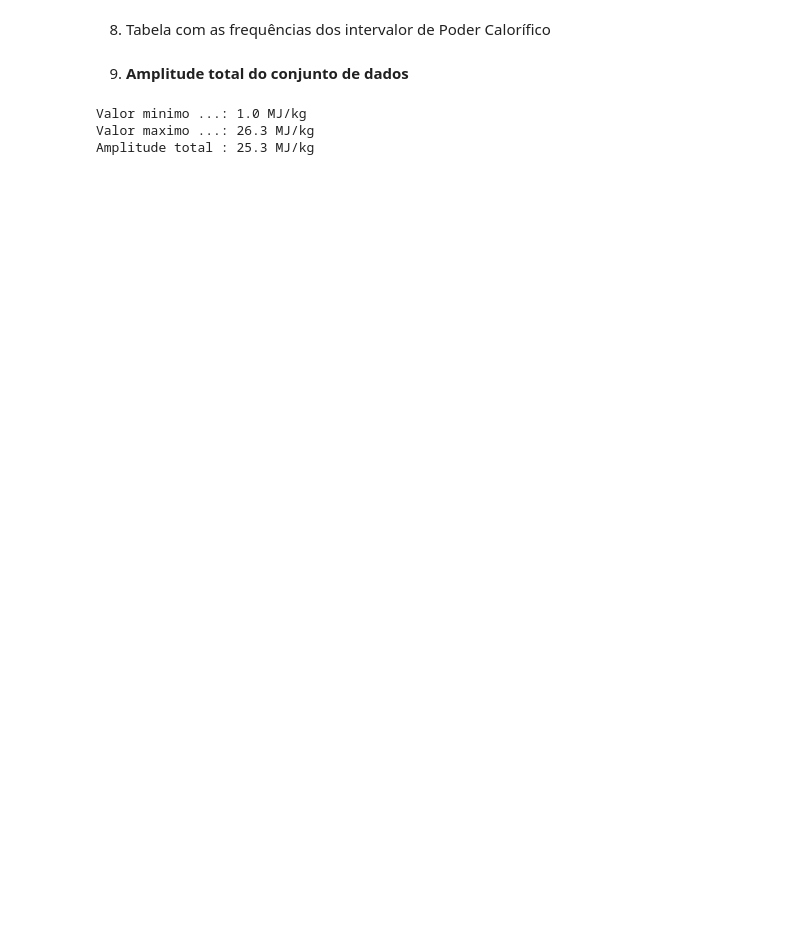
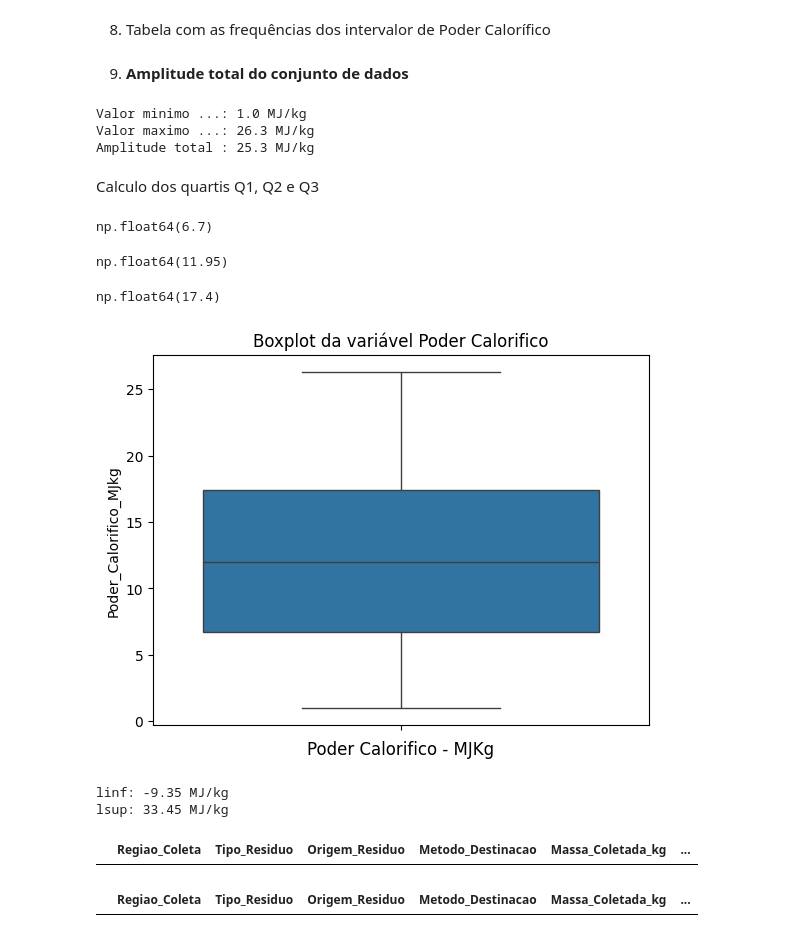
Before and after one commit to gobstech/Solid_Waste_Data_Analysis_Study, a Jupyter notebook: src/quant2_graficos_e_medidas.ipynb, the cells around one changed output. Cells and saved outputs as stored; diff of their text form; code cells hidden in the pictures; blank space fills up the shorter version.

Commit message:
Criação do Boxplot, dos quartis e, limites superiores e inferiores.

```diff
--- a/src/quant2_graficos_e_medidas.ipynb
+++ b/src/quant2_graficos_e_medidas.ipynb
@@ -170,3 +170,46 @@ print("Amplitude total :", round(amplitude, 2), "MJ/kg")
 Valor minimo ...: 1.0 MJ/kg
 Valor maximo ...: 26.3 MJ/kg
 Amplitude total : 25.3 MJ/kg
+# %% [markdown]
+Calculo dos quartis Q1, Q2 e Q3
+# %%
+#Calculo do primeiro quartil - Q1
+Q1 = df.Poder_Calorifico_MJkg.quantile(0.25)
+Q1
+# %% [output]
+np.float64(6.7)
+# %%
+#Calculo do segundo quartil - Q2
+Q2 = df.Poder_Calorifico_MJkg.quantile(0.50)
+Q2
+# %% [output]
+np.float64(11.95)
+# %%
+#Calculo do terceiro quartil - Q3
+Q3 = df.Poder_Calorifico_MJkg.quantile(0.75)
+Q3
+# %% [output]
+np.float64(17.4)
+# %%
+sns.boxplot(data=df.Poder_Calorifico_MJkg, orient="v")
+plt.xlabel('Poder Calorifico - MJKg',fontsize=12)
+plt.title('Boxplot da variável Poder Calorifico',fontsize=12)
+plt.show()
+# %% [output]
+[figure, added]
+# %%
+linf = Q1 - 1.5 * (Q3 - Q1)
+lsup = Q3 + 1.5 * (Q3 - Q1)
+print(f"linf: {linf.round(2)} MJ/kg")
+print(f"lsup: {lsup.round(2)} MJ/kg")
+# %% [output]
+linf: -9.35 MJ/kg
+lsup: 33.45 MJ/kg
+# %%
+df[df.Poder_Calorifico_MJkg < linf]
+# %% [output]
+|  | Regiao_Coleta | Tipo_Residuo | Origem_Residuo | Metodo_Destinacao | Massa_Coletada_kg | ... |
+# %%
+df[df.Poder_Calorifico_MJkg > lsup]
+# %% [output]
+|  | Regiao_Coleta | Tipo_Residuo | Origem_Residuo | Metodo_Destinacao | Massa_Coletada_kg | ... |
```
Also changed, not shown: parts of 1 cell of this notebook.
